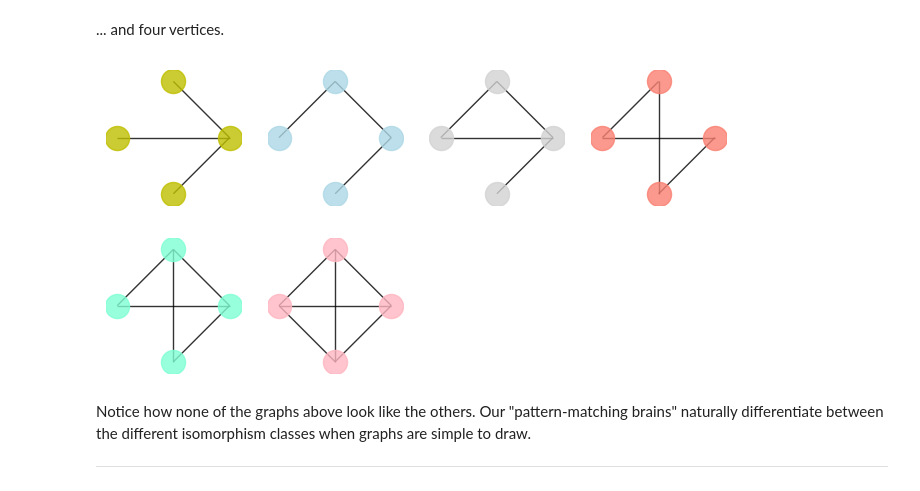
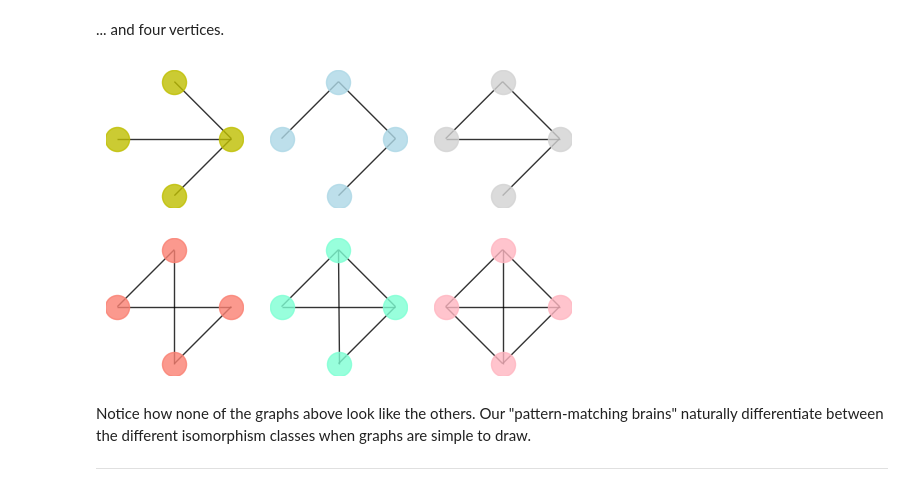
Before and after one commit to MichaelAGoodrich/cs575-homework-1-fall-2025, a Jupyter notebook: src/graphlets_tutorial.ipynb, the cells around one changed output. Drawn from its saved outputs; the diff is of its cells as text; code cells hidden in the pictures.

Commit message:
updated graphlets tutorial

```diff
--- a/src/graphlets_tutorial.ipynb
+++ b/src/graphlets_tutorial.ipynb
@@ -393,9 +393,9 @@ show_graphs_in_a_set(graphlets, num_cols=4)
 ... and four vertices.
 # %%
 graphlets = find_all_unrooted_graphlets(['A', 'B', 'C', 'D'])
-show_graphs_in_a_set(graphlets, num_cols=4)
+show_graphs_in_a_set(graphlets, num_cols=3)
 # %% [output]
-[figure, old version]
+[figure, new version]
 # %% [markdown]
 Notice how none of the graphs above look like the others. Our "pattern-matching brains" naturally differentiate between the different isomorphism classes when graphs are simple to draw.
 
```
Also changed, not shown: parts of 11 cells of this notebook.
